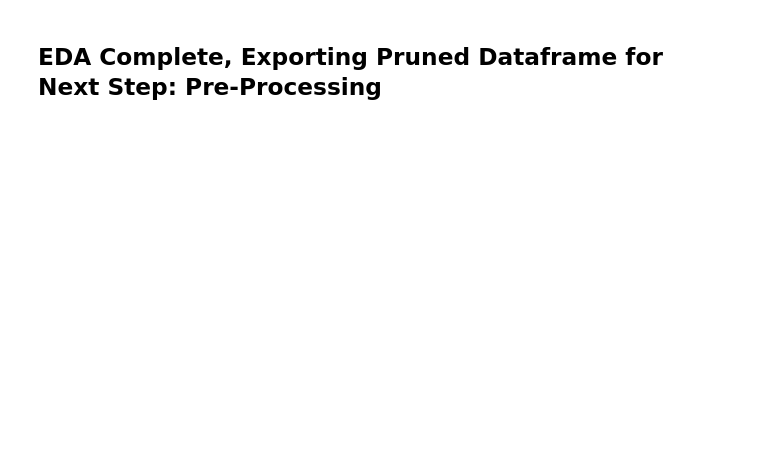
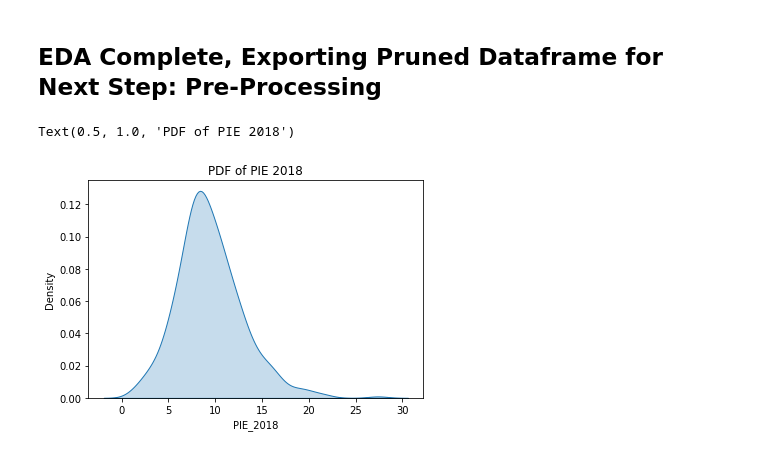
Before and after one commit to mateomartinez510/Springboard, a Jupyter notebook: Advanced_NBA_Stats_Capstone/notebooks/03_NBA_EDA.ipynb, the cells around one changed output. Drawn from its saved outputs; the diff is of its cells as text; code cells hidden in the pictures; blank space fills up the shorter version.

```diff
--- a/Advanced_NBA_Stats_Capstone/notebooks/03_NBA_EDA.ipynb
+++ b/Advanced_NBA_Stats_Capstone/notebooks/03_NBA_EDA.ipynb
@@ -682,3 +675,9 @@ df2.head()
 ## EDA Complete, Exporting Pruned Dataframe for Next Step: Pre-Processing
 # %%
 df2.to_csv('data/post_EDA_data.csv', index = False)
+# %%
+sns.kdeplot(data=df.iloc[:,5], shade=True)
+plt.title('PDF of PIE 2018')
+# %% [output]
+Text(0.5, 1.0, 'PDF of PIE 2018')
+[figure, added]
```
Also changed, not shown: parts of 9 cells of this notebook, 5 other files.
